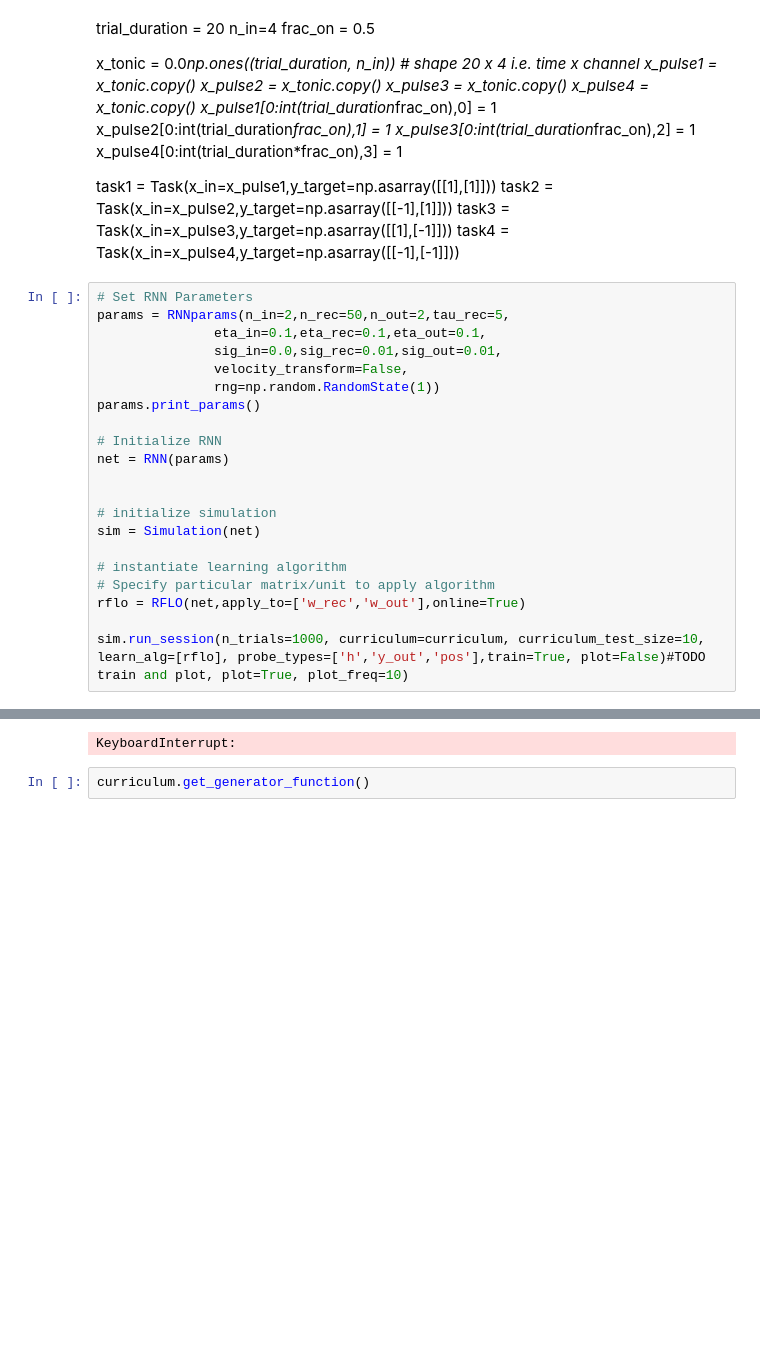
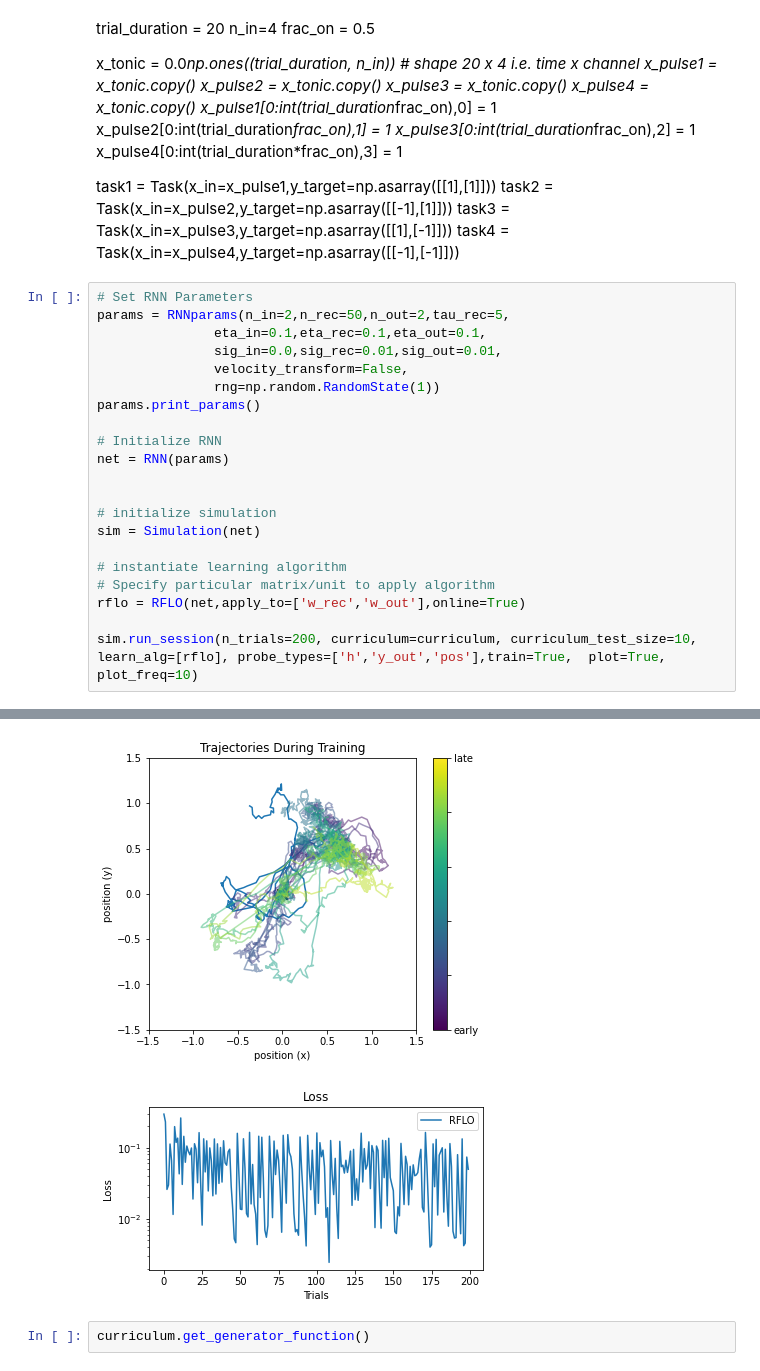
Before and after one commit to jacobfulano/rnn-learning, a Jupyter notebook: psychrnn-testing/Example1-RFLO.ipynb, the cells around one changed output, grey strips where cells are left out. Saved outputs shown, nothing was run; the diff lists cells and outputs as text; blank space fills up the shorter version.

Commit message:
psychrnn curriccula work with all learning algs, plotting runs but is not optimized for psychrnn tasks

```diff
--- a/psychrnn-testing/Example1-RFLO.ipynb
+++ b/psychrnn-testing/Example1-RFLO.ipynb
@@ -218,7 +218,7 @@ sim = Simulation(net)
 # Specify particular matrix/unit to apply algorithm
 rflo = RFLO(net,apply_to=['w_rec','w_out'],online=True)
 
-sim.run_session(n_trials=1000, curriculum=curriculum, curriculum_test_size=10, learn_alg=[rflo], probe_types=['h','y_out','pos'],train=True, plot=False)#TODO train and plot, plot=True, plot_freq=10)
+sim.run_session(n_trials=200, curriculum=curriculum, curriculum_test_size=10, learn_alg=[rflo], probe_types=['h','y_out','pos'],train=True,  plot=True, plot_freq=10)
 # %% [output]
 n_in: 2
 n_rec: 50
@@ -240,4 +240,5 @@ rng: RandomState(MT19937)
-KeyboardInterrupt:
+[figure, added]
+[figure, added]
 # %%
 curriculum.get_generator_function()
 # %% [output]
```
Also changed, not shown: parts of 2 cells of this notebook, 8 other files.
